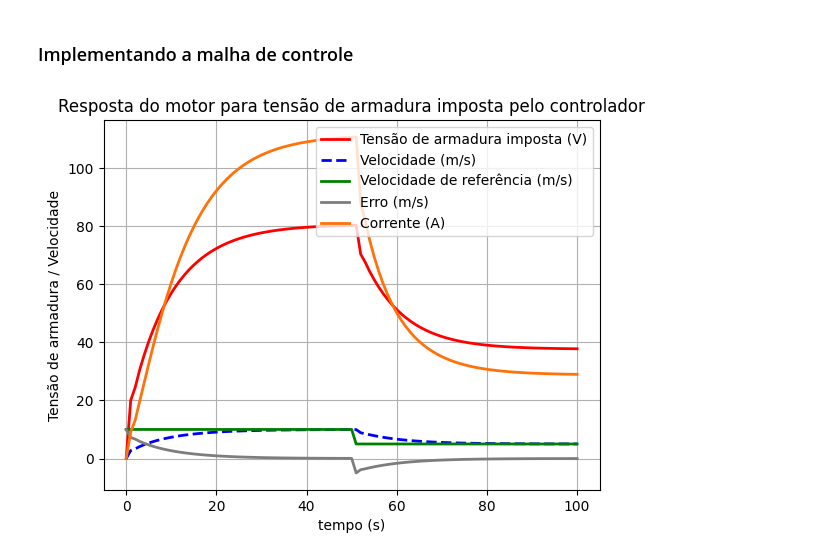
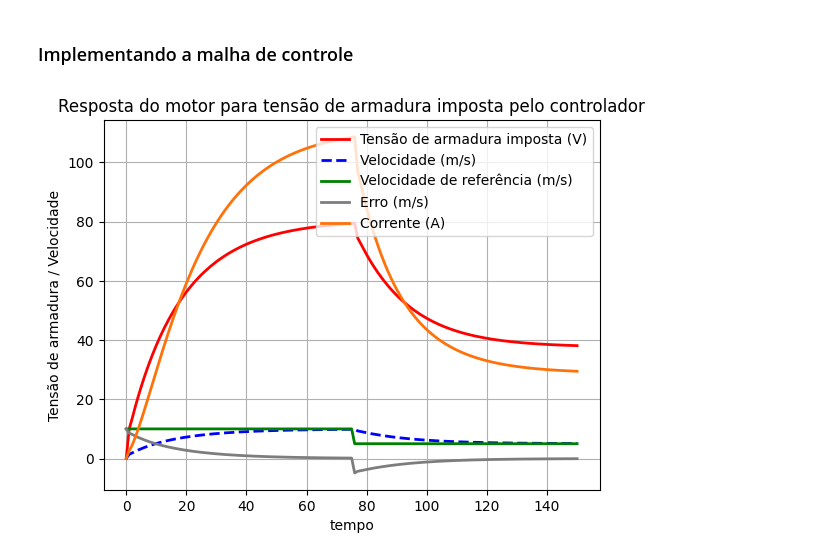
Before and after one commit to brenobmoreira/TrabFinal_DAS5103, a Jupyter notebook: sistema.ipynb, the cells around one changed output. Drawn from its saved outputs; the diff is of its cells as text; code cells hidden in the pictures.

```diff
--- a/sistema.ipynb
+++ b/sistema.ipynb
@@ -57,15 +57,15 @@ plt.show()
 # O objetivo é controlar a velocidade do carro (velocidade angular do motor vezes o raio da roda)
 
 # Parâmetros do controlador
-Kp = 1
-Ki = 1
+Kp = 0.5
+Ki = 0.5
 Kd = 0
 
 V_ref = 10 # velocidade de referência
 x0 = [0, 0]
 Ea = 0
 alpha = 0
-t = np.linspace(0, 2, 500) # vetor de tempo
+t = np.linspace(0, 2, 500)
 din = odeint(func, x0, t, args=(L, Ea, Kv, Ra, J, b, r, c, m, g, alpha))
 ia = din[-1][0]
 w = din[-1][1]
@@ -77,11 +77,11 @@ Ref_history = [V_ref]
 error_history = [erro]
 ia_history = [ia]
 # %%
-for i in range(100):
-    if i == 50:
+for i in range(150):
+    if i == 75: # mudança na referência
         V_ref = 5
     Ea = Kp*erro + Ki*sum(error_history) + Kd*(erro - error_history[-1])
-    if Ea > 100:
+    if Ea > 100: # controle de saturação
         Ea = 100
     din = odeint(func, x0, t, args=(L, Ea, Kv, Ra, J, b, r, c, m, g, alpha))
     ia = din[-1][0]
@@ -96,15 +96,15 @@ for i in range(100):
 # %%
 plt.figure()
 plt.plot(Ea_history, 'r-', linewidth=2, label='Tensão de armadura imposta (V)')
 plt.plot(v_history, 'b--', linewidth=2, label='Velocidade (m/s)')
 plt.plot(Ref_history, 'g-', linewidth=2, label='Velocidade de referência (m/s)')
 plt.plot(error_history, '#7D7D7D', linewidth=2, label='Erro (m/s)')
 plt.plot(ia_history, '#FF720A', linewidth=2, label='Corrente (A)')
-plt.xlabel('tempo (s)')
+plt.xlabel('tempo')
 plt.ylabel('Tensão de armadura / Velocidade')
-plt.title(f'Resposta do motor para tensão de armadura imposta pelo controlador')
+plt.title('Resposta do motor para tensão de armadura imposta pelo controlador')
 plt.legend()
 plt.grid()
 plt.show()
 # %% [output]
-[figure, old version]
+[figure, new version]
```
Also changed, not shown: 1 other file.
